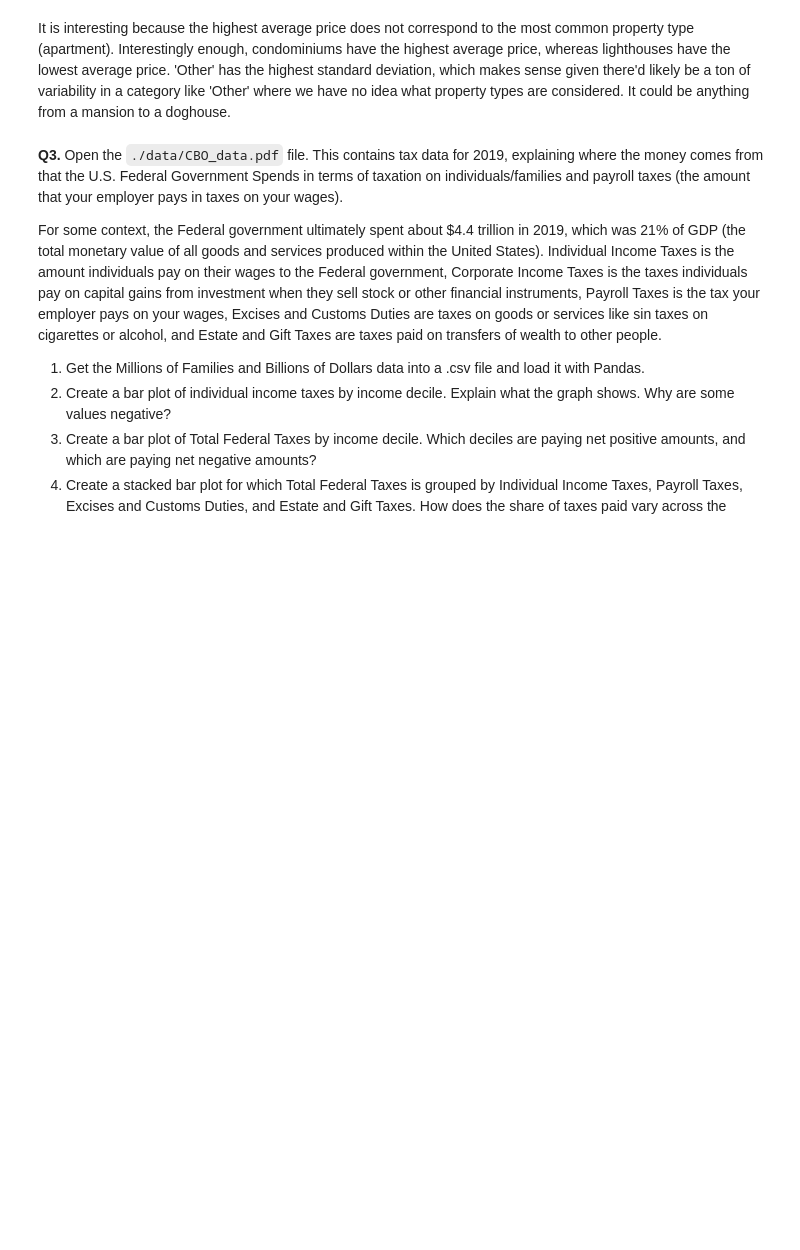
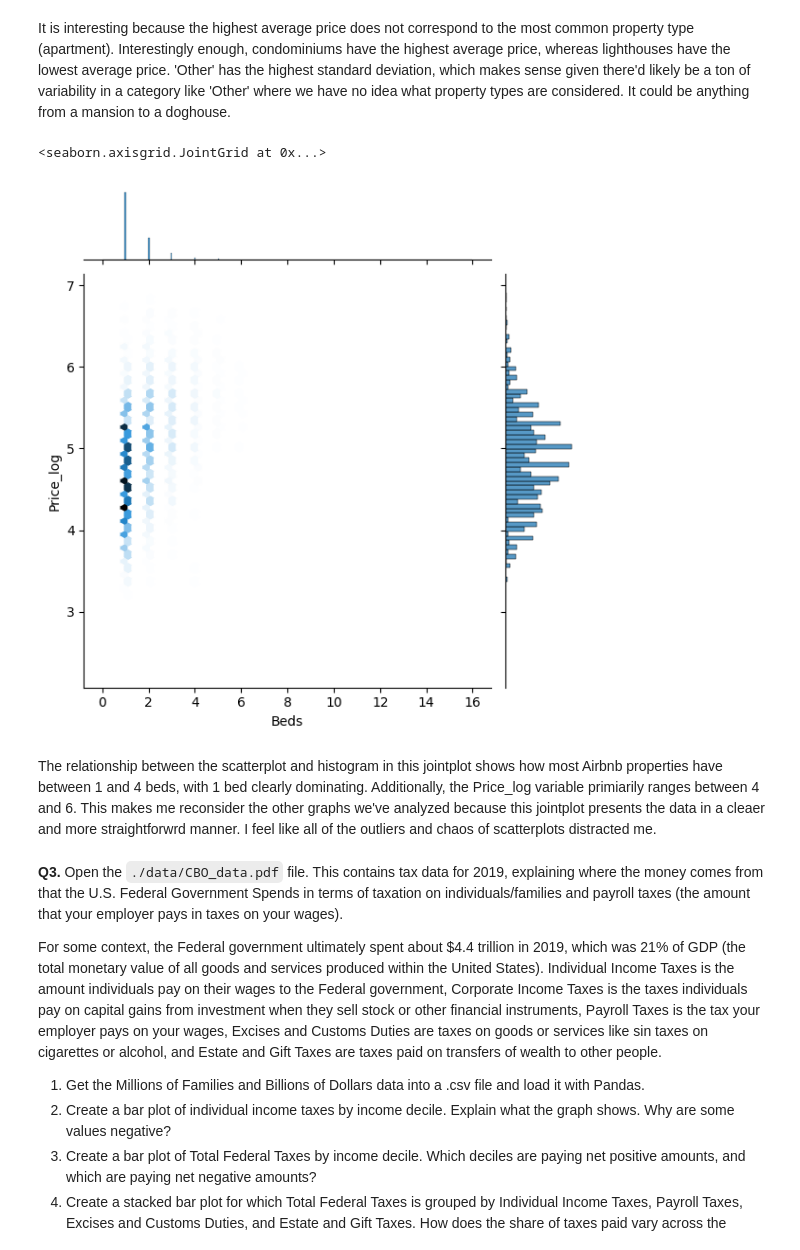
Before and after one commit to gffiveash/Visualization, a Jupyter notebook: assignment/assignment.ipynb, the cells around one changed output. Cells and saved outputs as stored; diff of their text form; code cells hidden in the pictures; blank space fills up the shorter version.

```diff
--- a/assignment/assignment.ipynb
+++ b/assignment/assignment.ipynb
@@ -264,6 +264,16 @@ df.loc[:,[group,var]].groupby(group).describe()
 | Villa | 7.0 | 160.571429 | 83.908397 | 60.0 | 95.00 | 180.0 | 197.50 | 299.0 |
 # %% [markdown]
 It is interesting because the highest average price does not correspond to the most common property type (apartment). Interestingly enough, condominiums have the highest average price, whereas lighthouses have the lowest average price. 'Other' has the highest standard deviation, which makes sense given there'd likely be a ton of variability in a category like 'Other' where we have no idea what property types are considered. It could be anything from a mansion to a doghouse.
+# %%
+# Question 7
+var2 = df['Price_log']
+var1 = df['Beds']
+sns.jointplot(x=var1,y=var2,data=df, kind='hex')
+# %% [output]
+<seaborn.axisgrid.JointGrid at 0x...>
+[figure, added]
+# %% [markdown]
+The relationship between the scatterplot and histogram in this jointplot shows how most Airbnb properties have between 1 and 4 beds, with 1 bed clearly dominating. Additionally, the Price_log variable primiarily ranges between 4 and 6. This makes me reconsider the other graphs we've analyzed because this jointplot presents the data in a cleaer and more straightforwrd manner. I feel like all of the outliers and chaos of scatterplots distracted me.
 # %% [markdown]
 **Q3.** Open the `./data/CBO_data.pdf` file. This contains tax data for 2019, explaining where the money comes from that the U.S. Federal Government Spends in terms of taxation on individuals/families and payroll taxes (the amount that your employer pays in taxes on your wages).
 
```
